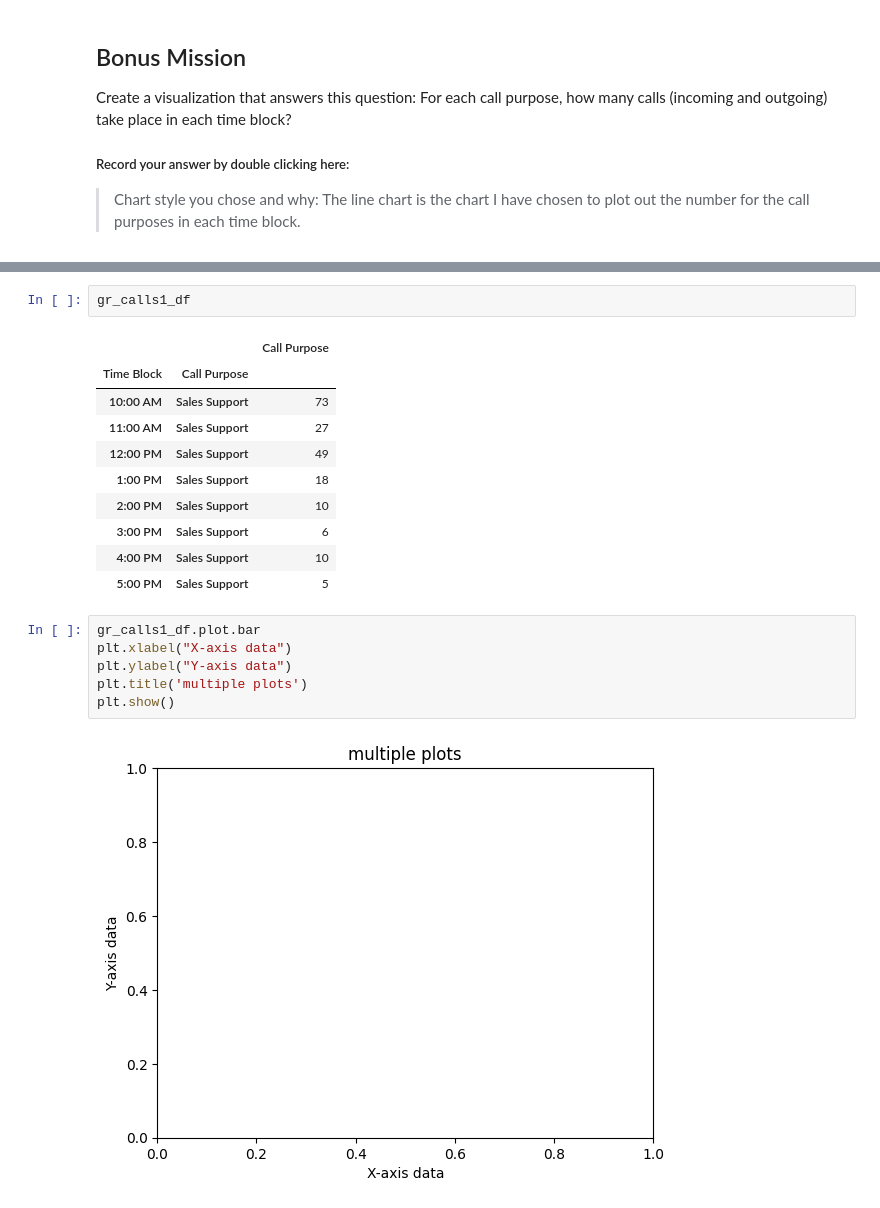
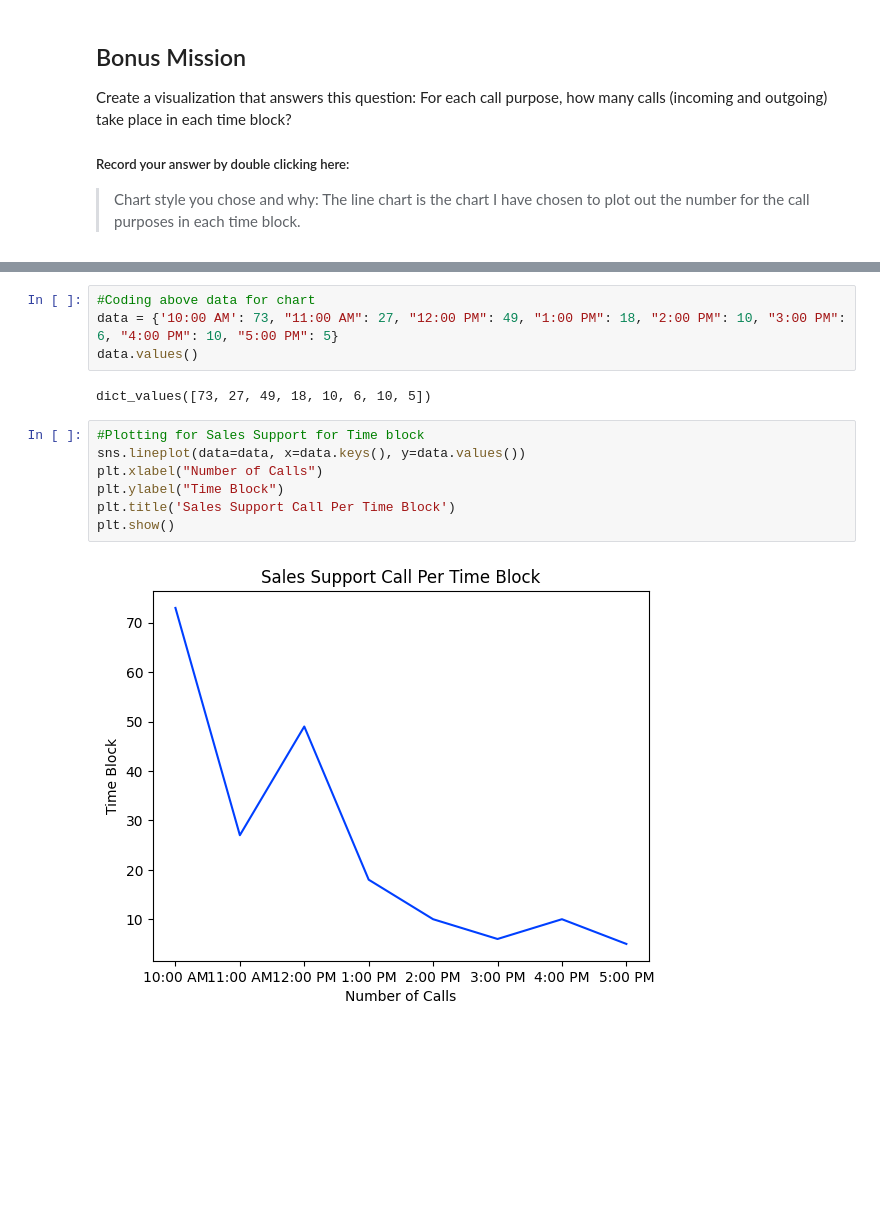
Before and after one commit to Kap19kp/Call_center_Assignment2, a Jupyter notebook: Call_Center_Cleanup.ipynb, the cells around one changed output, grey strips where cells are left out. Drawn from its saved outputs; the diff is of its cells as text; blank space fills up the shorter version.

```diff
--- a/Call_Center_Cleanup.ipynb
+++ b/Call_Center_Cleanup.ipynb
@@ -966,24 +956,18 @@ print(purpose_list)
 # sum calls, append to empty list for each call purpose
 
 # turn into a dataframe
-# %%
-gr_calls1_df
-# %% [output]
-|  |  | Call Purpose |
-| Time Block | Call Purpose |  |
-| 10:00 AM | Sales Support | 73 |
-| 11:00 AM | Sales Support | 27 |
-| 12:00 PM | Sales Support | 49 |
-| 1:00 PM | Sales Support | 18 |
-| 2:00 PM | Sales Support | 10 |
-| 3:00 PM | Sales Support | 6 |
-| 4:00 PM | Sales Support | 10 |
-| 5:00 PM | Sales Support | 5 |
+# %%
+#Coding above data for chart
+data = {'10:00 AM': 73, "11:00 AM": 27, "12:00 PM": 49, "1:00 PM": 18, "2:00 PM": 10, "3:00 PM": 6, "4:00 PM": 10, "5:00 PM": 5}
+data.values()
+# %% [output]
+dict_values([73, 27, 49, 18, 10, 6, 10, 5])
 # %%
-gr_calls1_df.plot.bar
-plt.xlabel("X-axis data")
-plt.ylabel("Y-axis data")
-plt.title('multiple plots')
+#Plotting for Sales Support for Time block
+sns.lineplot(data=data, x=data.keys(), y=data.values())
+plt.xlabel("Number of Calls")
+plt.ylabel("Time Block")
+plt.title('Sales Support Call Per Time Block')
 plt.show()
 # %% [output]
-[figure, old version]
+[figure, new version]
```
Also changed, not shown: parts of 31 cells of this notebook.
